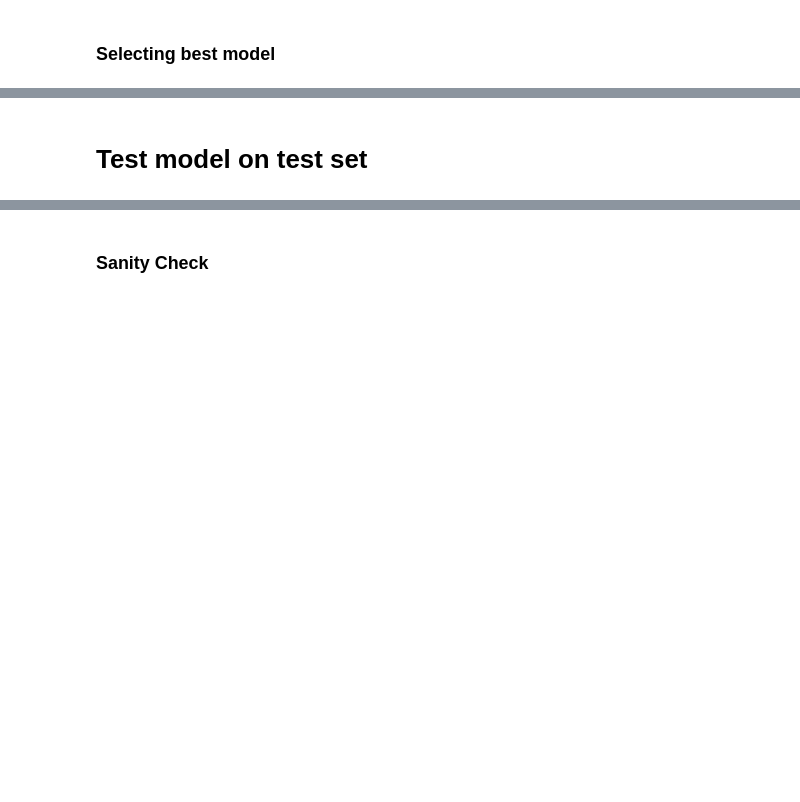
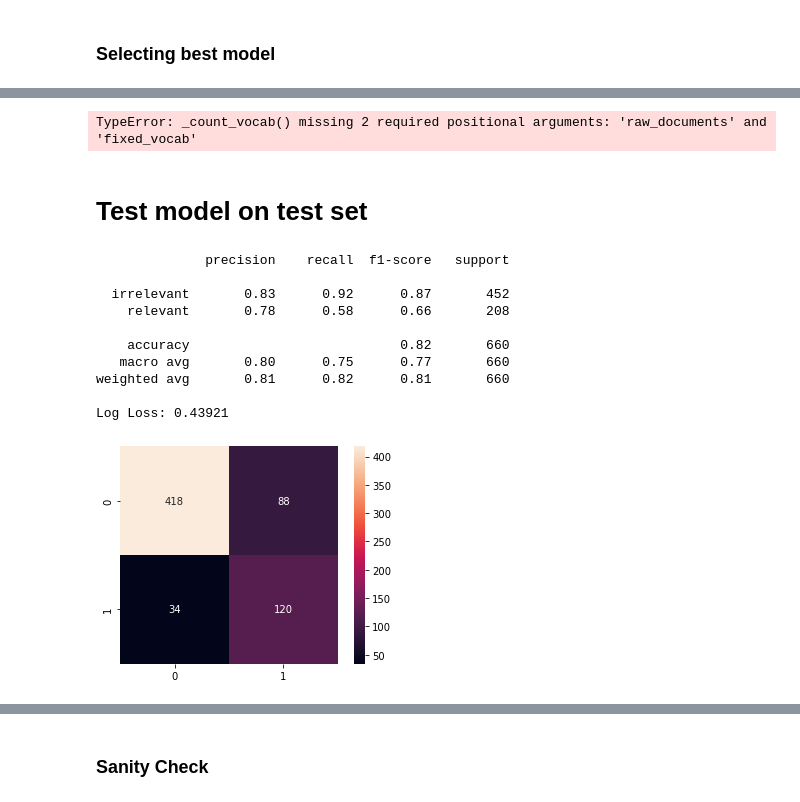
Before and after one commit to Isaac1o/CDFW, a Jupyter notebook: twitter/coyotes/geo_grid/notebooks/modeling_notebooks/baseline_model.ipynb, the cells around one changed output, grey strips where cells are left out. Cells and saved outputs as stored; diff of their text form; code cells hidden in the pictures; blank space fills up the shorter version.

```diff
--- a/twitter/coyotes/geo_grid/notebooks/modeling_notebooks/baseline_model.ipynb
+++ b/twitter/coyotes/geo_grid/notebooks/modeling_notebooks/baseline_model.ipynb
@@ -542,0 +492,5 @@ best_model = best_model[0]
+# %%
+cv3 = CountVectorizer(ngram_range=(1,2), preprocessor=tweet_preprocessor2, min_df=1)
+svc = SVC(probability=True)
+pipeline = Pipeline([('cv', cv3), ('svc', svc)])
+pipeline.fit(train['text'], train['tag'])
@@ -543,5 +551,23 @@ best_model = best_model[0]
+# %%
+cv2.
+# %% [output]
+TypeError: _count_vocab() missing 2 required positional arguments: 'raw_documents' and 'fixed_vocab'
 # %% [markdown]
 # Test model on test set
+# %%
+print_scores(pipeline, y_test, X_test)
+# %% [output]
+              precision    recall  f1-score   support
+
+  irrelevant       0.83      0.92      0.87       452
+    relevant       0.78      0.58      0.66       208
+
+    accuracy                           0.82       660
+   macro avg       0.80      0.75      0.77       660
+weighted avg       0.81      0.82      0.81       660
+
+Log Loss: 0.43921
+[figure, added]
 # %%
 print_scores(best_model, y_test, X_test)
 # %% [output]
```
Also changed, not shown: parts of 66 cells of this notebook, 13 other files.
